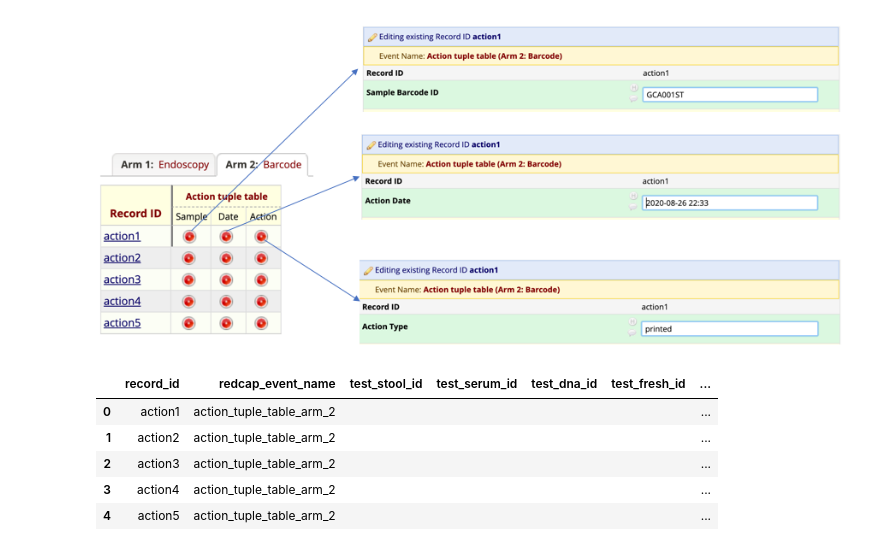
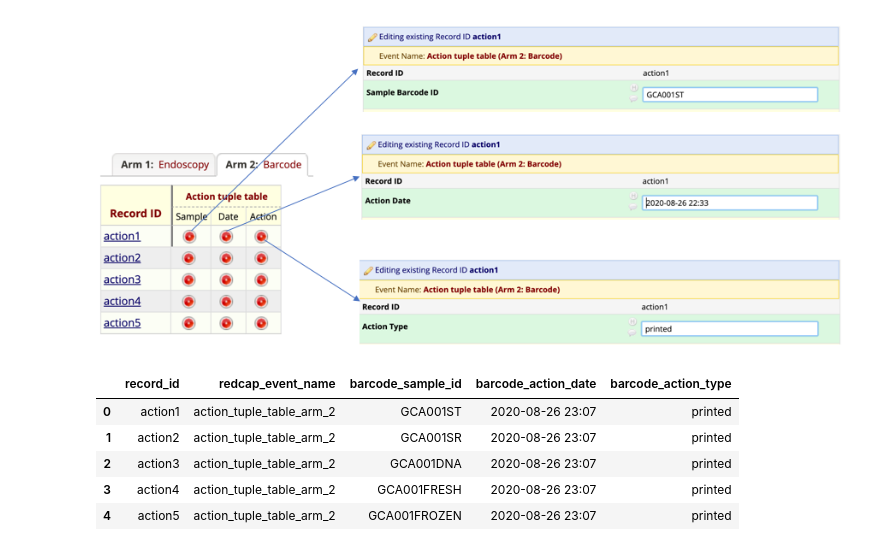
Before and after one commit to MASILab/BarcodeRedcapIntegration, a Jupyter notebook: demo/RedcapTupleTableDemo.ipynb, the cells around one changed output. Saved outputs shown, nothing was run; the diff lists cells and outputs as text; code cells hidden in the pictures.

```diff
--- a/demo/RedcapTupleTableDemo.ipynb
+++ b/demo/RedcapTupleTableDemo.ipynb
@@ -104,15 +104,15 @@ Image(filename='img/PrintedActions.png')
 # %%
 # To get all action list
 import pandas as pd
 from IPython.display import display, HTML
 
-result = project.export_records(events=['action_tuple_table_arm_2'])
+result = project.export_records(events=['action_tuple_table_arm_2'], fields=['barcode_sample_id','barcode_action_date','barcode_action_type'])
 data = pd.DataFrame.from_dict(result)
 display(HTML(data.to_html()))
 # %% [output]
-|  | record_id | redcap_event_name | test_stool_id | test_serum_id | test_dna_id | test_fresh_id | ... |
-| 0 | action1 | action_tuple_table_arm_2 |  |  |  |  | ... |
-| 1 | action2 | action_tuple_table_arm_2 |  |  |  |  | ... |
-| 2 | action3 | action_tuple_table_arm_2 |  |  |  |  | ... |
-| 3 | action4 | action_tuple_table_arm_2 |  |  |  |  | ... |
-| 4 | action5 | action_tuple_table_arm_2 |  |  |  |  | ... |
+|  | record_id | redcap_event_name | barcode_sample_id | barcode_action_date | barcode_action_type |
+| 0 | action1 | action_tuple_table_arm_2 | GCA001ST | 2020-08-26 23:07 | printed |
+| 1 | action2 | action_tuple_table_arm_2 | GCA001SR | 2020-08-26 23:07 | printed |
+| 2 | action3 | action_tuple_table_arm_2 | GCA001DNA | 2020-08-26 23:07 | printed |
+| 3 | action4 | action_tuple_table_arm_2 | GCA001FRESH | 2020-08-26 23:07 | printed |
+| 4 | action5 | action_tuple_table_arm_2 | GCA001FROZEN | 2020-08-26 23:07 | printed |
```
